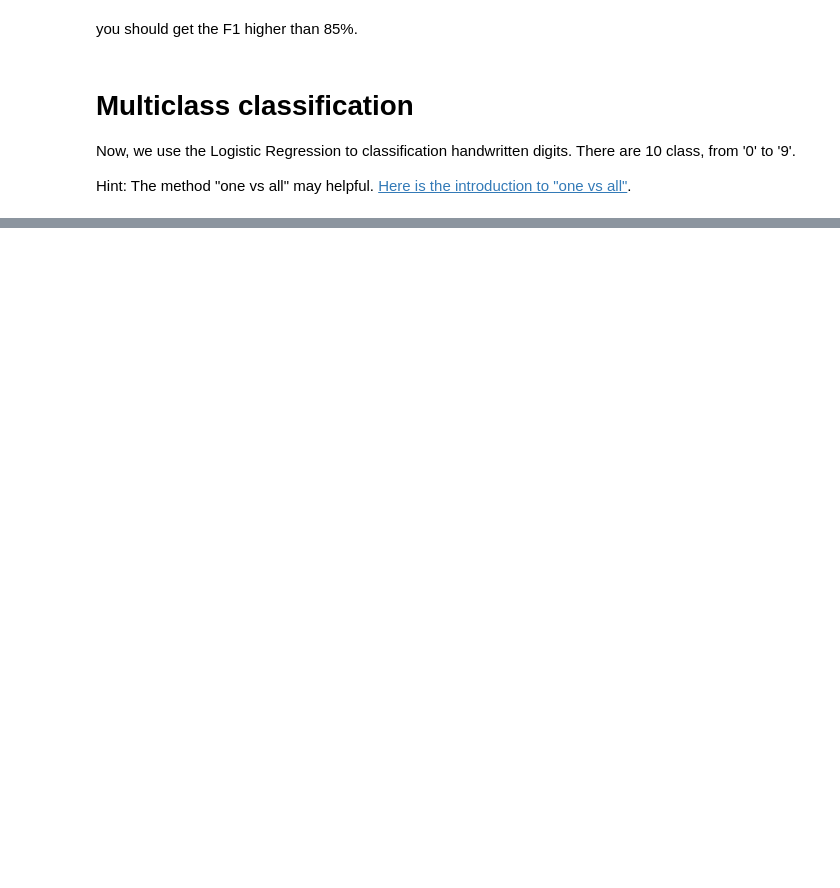
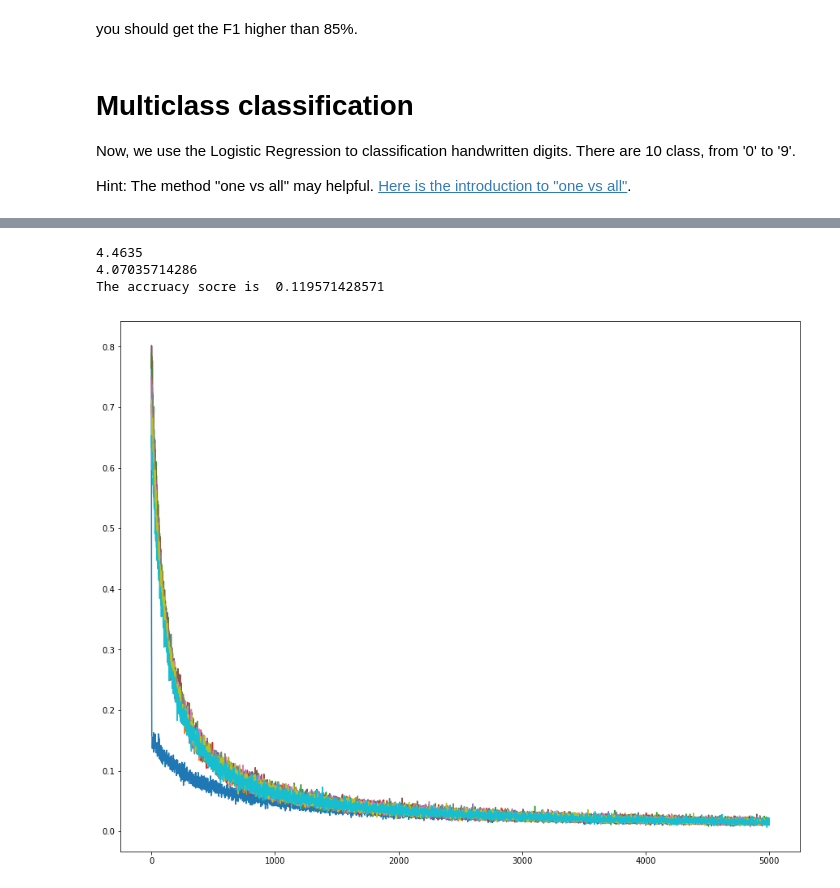
Before and after one commit to jinlu1106/DSVC, a Jupyter notebook: assignment3/homework/logistic_regression.ipynb, the cells around one changed output, grey strips where cells are left out. Saved outputs shown, nothing was run; the diff lists cells and outputs as text; code cells hidden in the pictures; blank space fills up the shorter version.

```diff
--- a/assignment3/homework/logistic_regression.ipynb
+++ b/assignment3/homework/logistic_regression.ipynb
@@ -199,16 +202,17 @@ print X_test.shape
 # %%
-X_train_feats = None # choose and extract features
-X_test_feats = None # choose and extract features
+X_train_feats = X_train # choose and extract features
+X_test_feats = X_test # choose and extract features
 # %%
 # Start training.
 # You should update your code in DSVC/classifiers/logistic_regression.py .
 # Then run this cell.
+from DSVC.classifiers import *
 
-classifier = LogisticRegression()
-classifier.one_vs_all(
+mu_classifier = SubLogisticRegression()
+loss_history = mu_classifier.one_vs_all(
     X_train_feats,
     y_train,
-    learning_rate = 1e-3,
-    num_iters = 500,
+    learning_rate = 1e-6,
+    num_iters = 5000,
     batch_size = 64,
 )
@@ -215,4 +237,16 @@ classifier.one_vs_all(
 # %%
 # you may change your code in function `predict`
-y_test_pred = classifier.predict(X_test_feats)
+y_test_pred = mu_classifier.predict(X_test_feats)
+print(np.mean(y_test))
+print(np.mean(y_test_pred))
 print "The accruacy socre is ", np.mean(y_test == y_test_pred)
+# %% [output]
+4.4635
+4.07035714286
+The accruacy socre is  0.119571428571
+# %%
+# 绘制 loss 衰减图
+for i in xrange(10):
+    plt.plot(loss_history[i])
+# %% [output]
+[figure, added]
```
Also changed, not shown: parts of 8 cells of this notebook, 3 other files.
